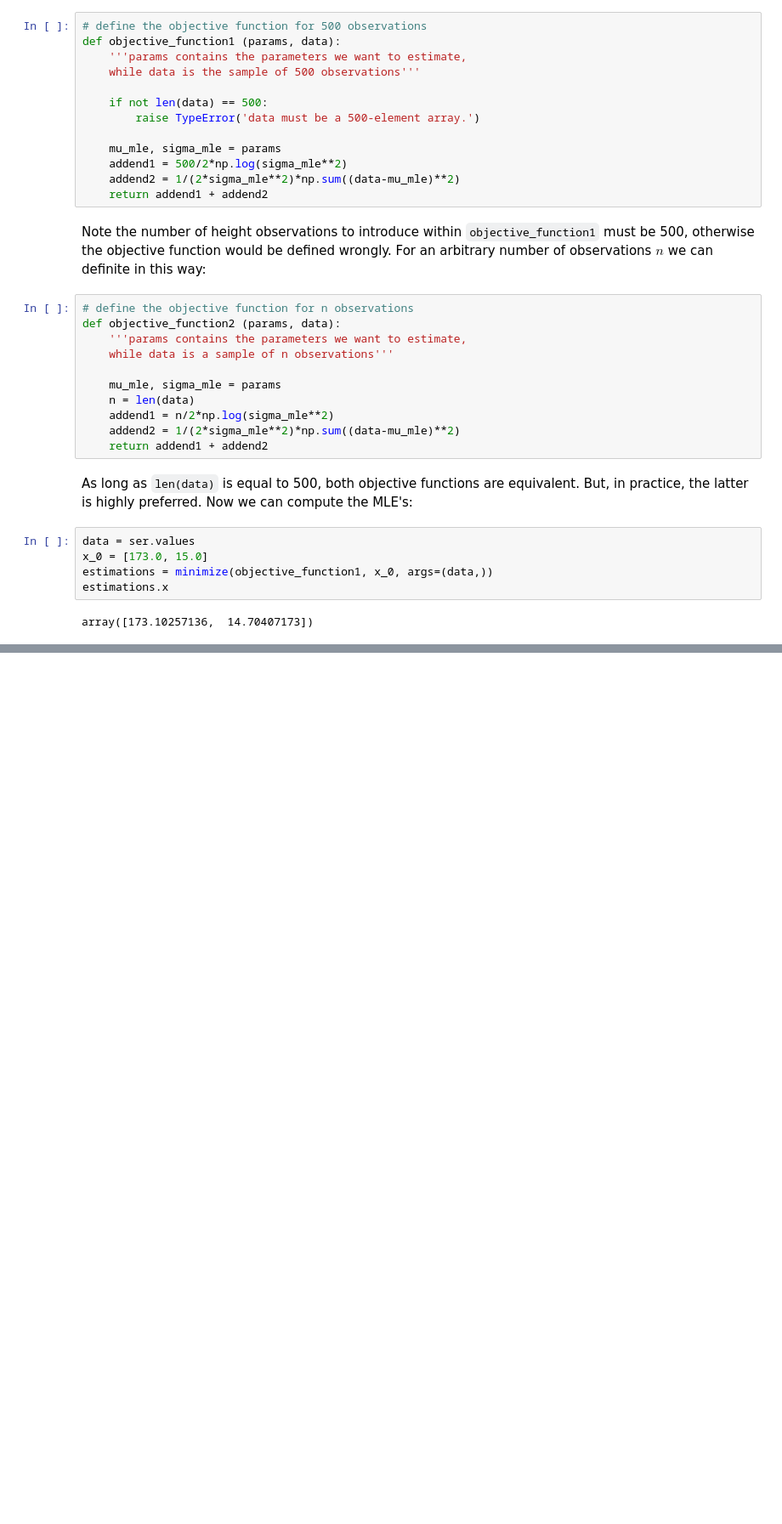
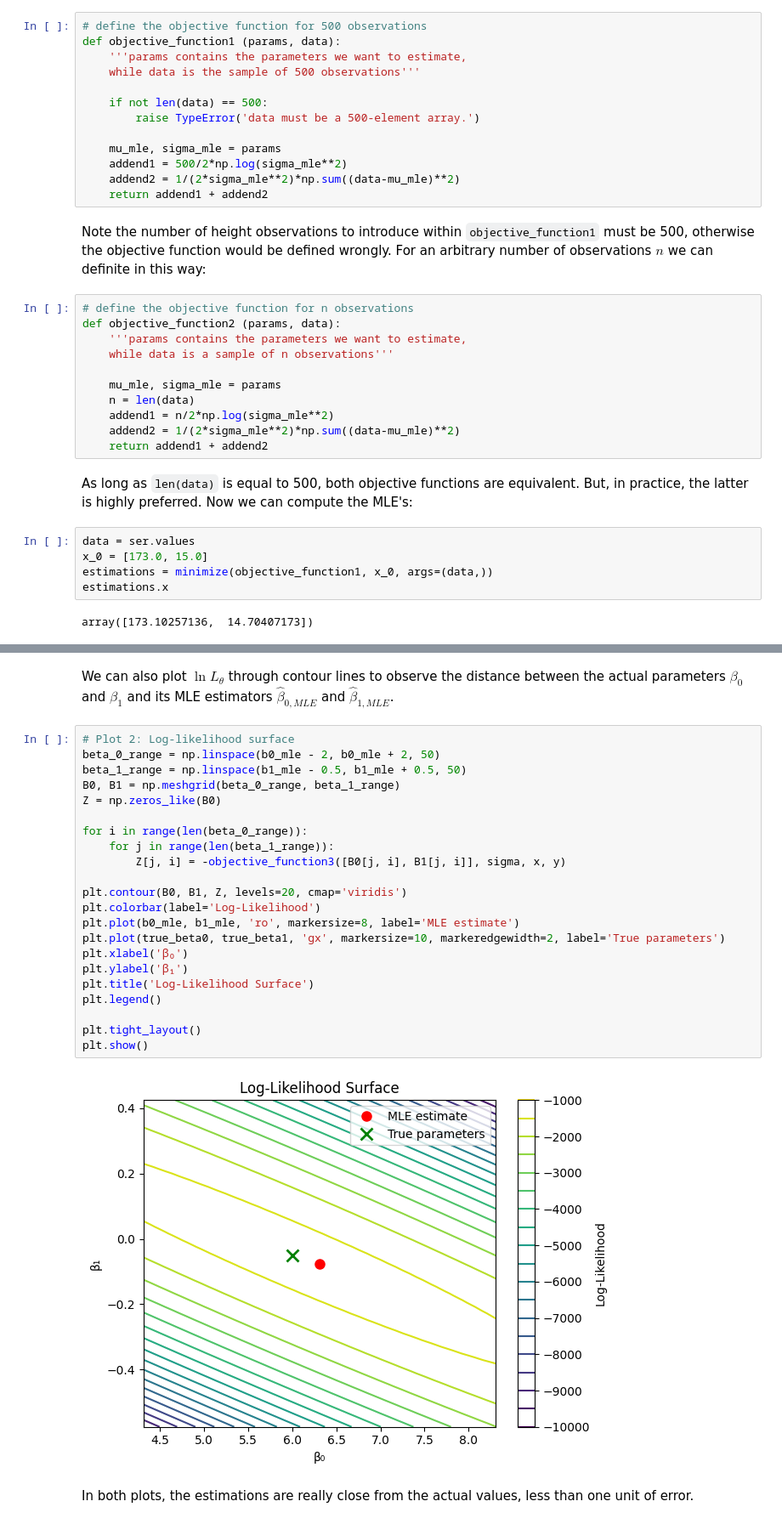
Before and after one commit to jantohidalca/LinkedIn-Guides, a Jupyter notebook: 2025/Sep - Dec/04 maximum-likelihood-estimation.ipynb, the cells around one changed output, grey strips where cells are left out. Shown: that part at 85% size. Cells and saved outputs as stored; diff of their text form; blank space fills up the shorter version.

```diff
--- a/2025/Sep - Dec/04 maximum-likelihood-estimation.ipynb
+++ b/2025/Sep - Dec/04 maximum-likelihood-estimation.ipynb
@@ -187,0 +329,28 @@ In order to estimate the parameters $\beta_0$ and $\beta_1$, Ordinary Least Squa
+# %% [markdown]
+We can also plot $\ln L_\theta$ through contour lines to observe the distance between the actual parameters $\beta_0$ and $\beta_1$ and its MLE estimators $\hat\beta_{0,MLE}$ and $\hat\beta_{1,MLE}$.
+# %%
+# Plot 2: Log-likelihood surface
+beta_0_range = np.linspace(b0_mle - 2, b0_mle + 2, 50)
+beta_1_range = np.linspace(b1_mle - 0.5, b1_mle + 0.5, 50)
+B0, B1 = np.meshgrid(beta_0_range, beta_1_range)
+Z = np.zeros_like(B0)
+
+for i in range(len(beta_0_range)):
+    for j in range(len(beta_1_range)):
+        Z[j, i] = -objective_function3([B0[j, i], B1[j, i]], sigma, x, y)
+
+plt.contour(B0, B1, Z, levels=20, cmap='viridis')
+plt.colorbar(label='Log-Likelihood')
+plt.plot(b0_mle, b1_mle, 'ro', markersize=8, label='MLE estimate')
+plt.plot(true_beta0, true_beta1, 'gx', markersize=10, markeredgewidth=2, label='True parameters')
+plt.xlabel('β₀')
+plt.ylabel('β₁')
+plt.title('Log-Likelihood Surface')
+plt.legend()
+
+plt.tight_layout()
+plt.show()
+# %% [output]
+[figure, added]
+# %% [markdown]
+In both plots, the estimations are really close from the actual values, less than one unit of error.
```
Also changed, not shown: parts of 21 cells of this notebook.
